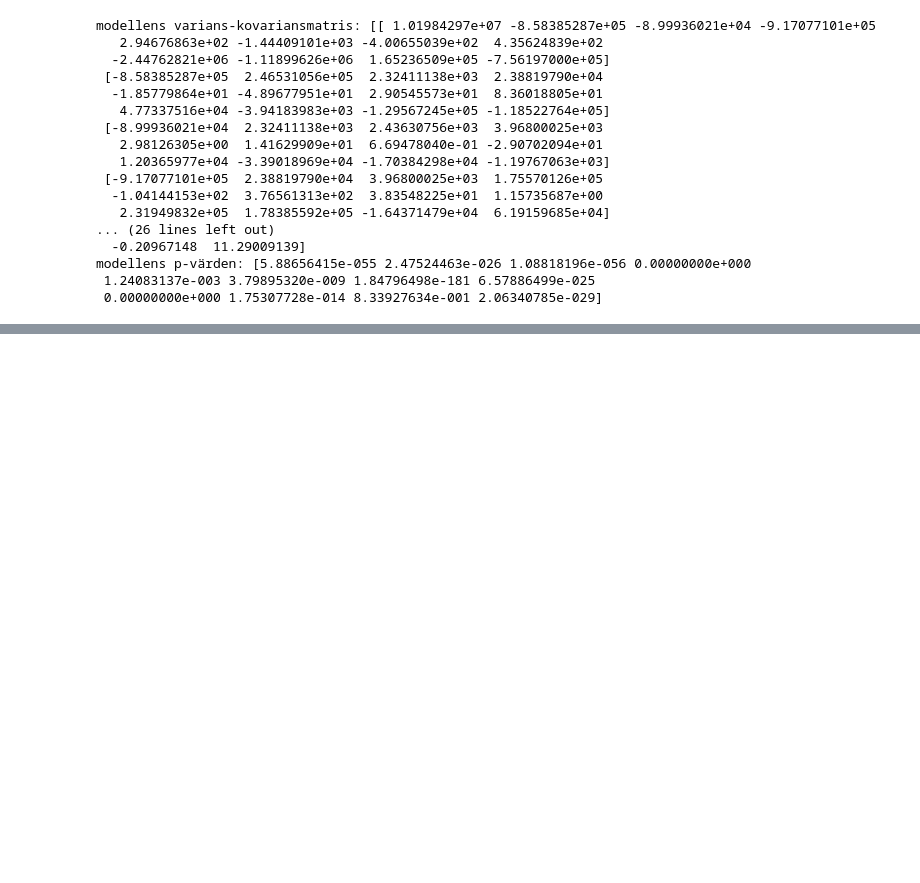
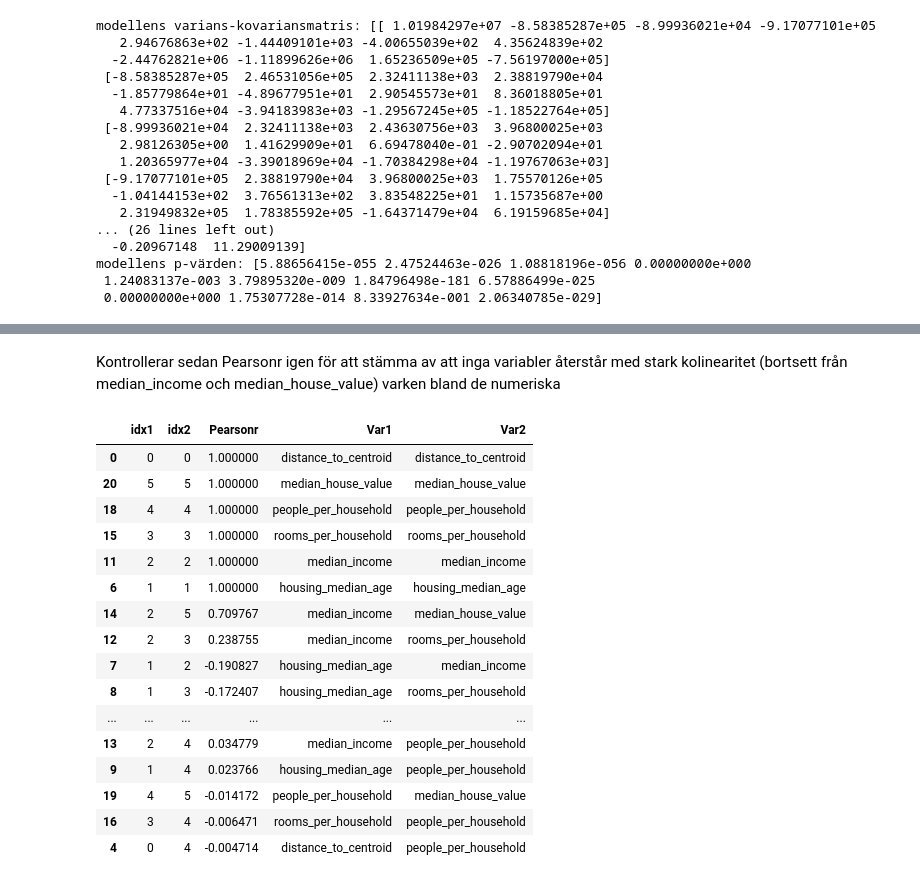
Before and after one commit to LordSven/Statistiska-metoder-NIKLAS-HAMFELDT, a Jupyter notebook: Labb_1/Labb_1.ipynb, the cells around one changed output, grey strips where cells are left out. Saved outputs shown, nothing was run; the diff lists cells and outputs as text; code cells hidden in the pictures; blank space fills up the shorter version.

```diff
--- a/Labb_1/Labb_1.ipynb
+++ b/Labb_1/Labb_1.ipynb
@@ -252,4 +236,4 @@ Bygger X- och Y-matriser för regression och lägger till intercept $\beta_0$
 # %%
-X, Y = build_X_Y(aggregated, feat_cols)
+X, Y = build_X_Y(aggregated, feat_cols, target_col='median_house_value')
 n = X.shape[0]
 d = X.shape[1] - 1
@@ -320,0 +351,47 @@ NEAR_BAY är däremot tydligt statistiskt insignifikant (p ≈ 0,83), vilket ind
+# %% [markdown]
+Kontrollerar sedan Pearsonr igen för att stämma av att inga variabler återstår med stark kolinearitet (bortsett från median_income och median_house_value) varken bland de numeriska
+# %%
+num_cols = [
+    'distance_to_centroid',
+    'housing_median_age',
+    'median_income',
+    'rooms_per_household',
+    'people_per_household',
+    'median_house_value'
+]
+
+idx_to_name = dict(enumerate(num_cols))
+
+X_full = aggregated[num_cols].to_numpy(dtype=float)
+
+raw_corr = model.pearson_numeric(X_full)
+
+corr_df = pd.DataFrame(
+    raw_corr,
+    columns=['idx1', 'idx2', 'Pearsonr']
+)
+
+corr_df['Var1'] = corr_df['idx1'].map(idx_to_name)
+corr_df['Var2'] = corr_df['idx2'].map(idx_to_name)
+
+target_corr = corr_df[corr_df['Var2'] == 'households']
+
+corr_df.sort_values(by='Pearsonr', key=abs, ascending=False)
+# %% [output]
+|  | idx1 | idx2 | Pearsonr | Var1 | Var2 |
+| 0 | 0 | 0 | 1.000000 | distance_to_centroid | distance_to_centroid |
+| 20 | 5 | 5 | 1.000000 | median_house_value | median_house_value |
+| 18 | 4 | 4 | 1.000000 | people_per_household | people_per_household |
+| 15 | 3 | 3 | 1.000000 | rooms_per_household | rooms_per_household |
+| 11 | 2 | 2 | 1.000000 | median_income | median_income |
+| 6 | 1 | 1 | 1.000000 | housing_median_age | housing_median_age |
+| 14 | 2 | 5 | 0.709767 | median_income | median_house_value |
+| 12 | 2 | 3 | 0.238755 | median_income | rooms_per_household |
+| 7 | 1 | 2 | -0.190827 | housing_median_age | median_income |
+| 8 | 1 | 3 | -0.172407 | housing_median_age | rooms_per_household |
+| ... | ... | ... | ... | ... | ... |
+| 13 | 2 | 4 | 0.034779 | median_income | people_per_household |
+| 9 | 1 | 4 | 0.023766 | housing_median_age | people_per_household |
+| 19 | 4 | 5 | -0.014172 | people_per_household | median_house_value |
+| 16 | 3 | 4 | -0.006471 | rooms_per_household | people_per_household |
+| 4 | 0 | 4 | -0.004714 | distance_to_centroid | people_per_household |
```
Also changed, not shown: parts of 23 cells of this notebook, 3 other files.
